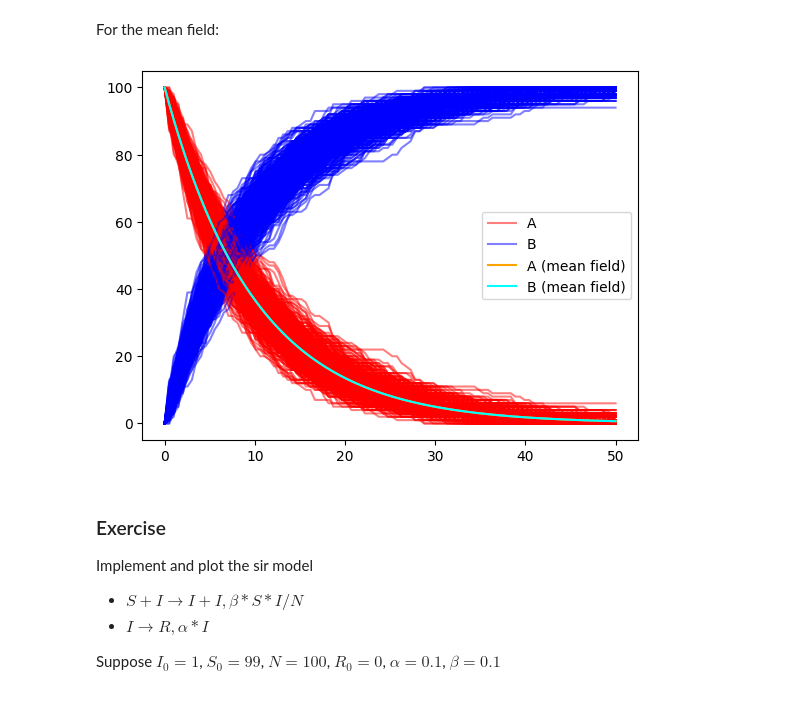
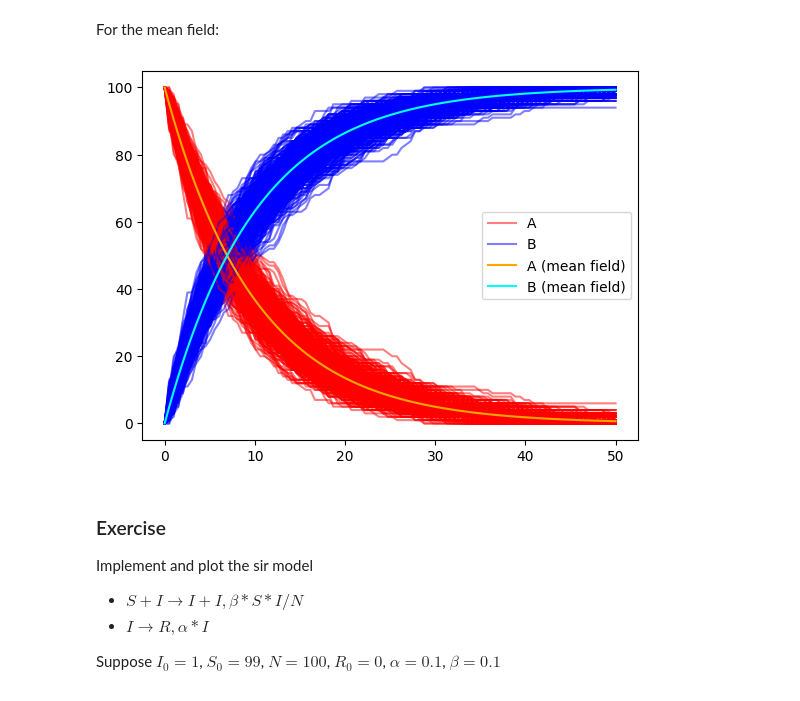
Before and after one commit to guglielmopadula/StochasticModelling2022-2023, a Jupyter notebook: NinthSession.ipynb, the cells around one changed output. Cells and saved outputs as stored; diff of their text form; code cells hidden in the pictures.

```diff
--- a/NinthSession.ipynb
+++ b/NinthSession.ipynb
@@ -67,33 +67,33 @@ For the mean field:
 # %%
 #ctmc
 import tellurium as te
 import matplotlib.pyplot as plt
 r = te.loada('A -> B; k1*A; k1 = 0.1; A = 100')
 r.integrator = 'gillespie'
 r.integrator.seed = 1234
 r.integrator.variable_step_size = False
 for k in range(500):
     r.resetToOrigin()
     s = r.simulate(0, 50,100)
     # use show=False to add traces to the current plot
     # instead of starting a new one, equivalent to MATLAB hold on
     if k!=499:
       plt.plot(s[:,0],s[:,1], alpha=0.5,color="red")
       plt.plot(s[:,0],s[:,2], alpha=0.5,color="blue")
 
     else:
       plt.plot(s[:,0],s[:,1], alpha=0.5,color="red",label="A")
       plt.plot(s[:,0],s[:,2], alpha=0.5,color="blue",label="B")
 
 ###mean field
 r = te.loada('A -> B; k1*A; k1 = 0.1; A = 100')
 s=r.simulate(0, 50, 100)
 plt.plot(s[:,0],s[:,1],color="orange",label="A (mean field)")
-plt.plot(s[:,0],s[:,1],color="cyan",label="B (mean field)")
+plt.plot(s[:,0],s[:,2],color="cyan",label="B (mean field)")
 plt.legend()
 plt.show()
 # %% [output]
-[figure, old version]
+[figure, new version]
 # %% [markdown]
 ### Exercise
 Implement and plot the sir model
```
Also changed, not shown: parts of 1 cell of this notebook.
